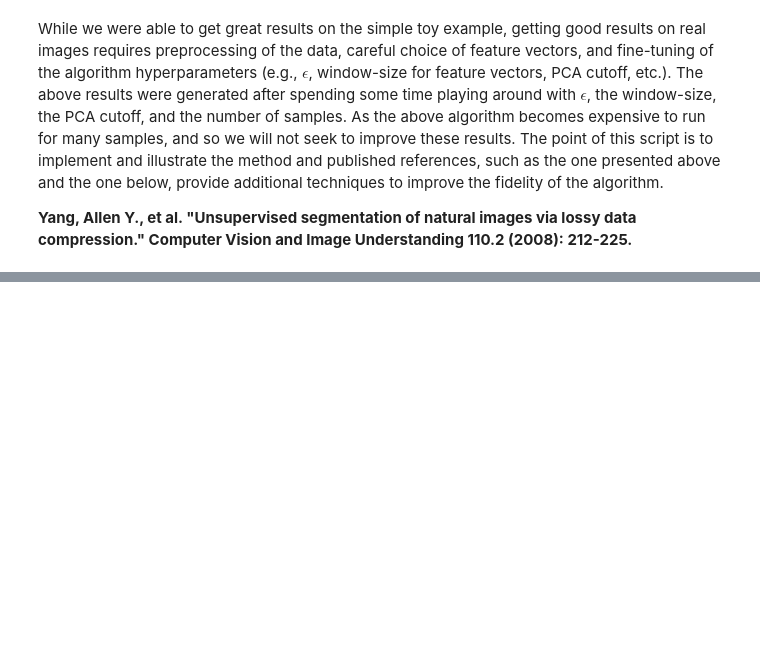
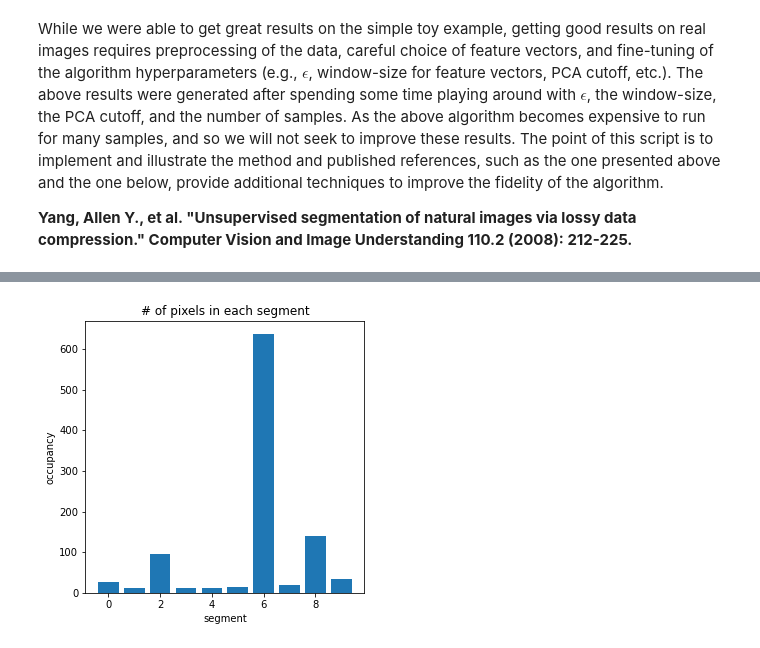
Before and after one commit to ashegde/HighDimDataAnalysisExamples, a Jupyter notebook: HighDimDataAnalysis/ImageSegmentationViaLossyCoding/SegmentationViaRateReduction.ipynb, the cells around one changed output, grey strips where cells are left out. Cells and saved outputs as stored; diff of their text form; code cells hidden in the pictures; blank space fills up the shorter version.

```diff
--- a/HighDimDataAnalysis/ImageSegmentationViaLossyCoding/SegmentationViaRateReduction.ipynb
+++ b/HighDimDataAnalysis/ImageSegmentationViaLossyCoding/SegmentationViaRateReduction.ipynb
@@ -379,0 +397,19 @@ __Yang, Allen Y., et al. "Unsupervised segmentation of natural images via lossy
+# %%
+s_cutoff = 8
+Ur = U[:,0:s_cutoff]
+lowD_feature_vectors = Ur.T @ feature_vectors
+# %%
+epsilon = 1.0
+opts={'maxIter': 1e6}
+S = pairwiseSteepestDescent(lowD_feature_vectors, epsilon, opts)
+# %%
+num_seg = len(S)
+occupancy = [S[i].shape[1] for i in range(num_seg)]
+fig, ax = plt.subplots(figsize=(5,5))
+plt.bar(range(num_seg),occupancy)
+plt.title('# of pixels in each segment')
+plt.xlabel('segment')
+plt.ylabel('occupancy')
+plt.show()
+# %% [output]
+[figure, added]
```
Also changed, not shown: parts of 14 cells of this notebook, 1 other file.
